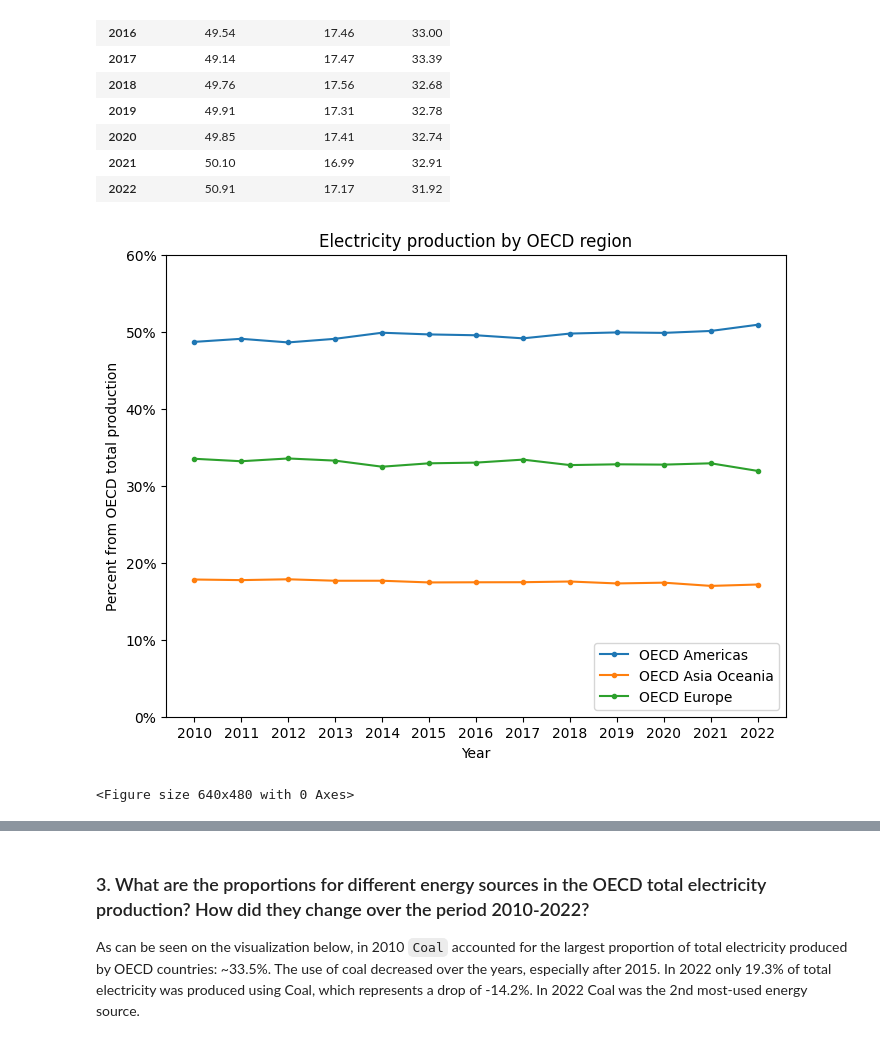
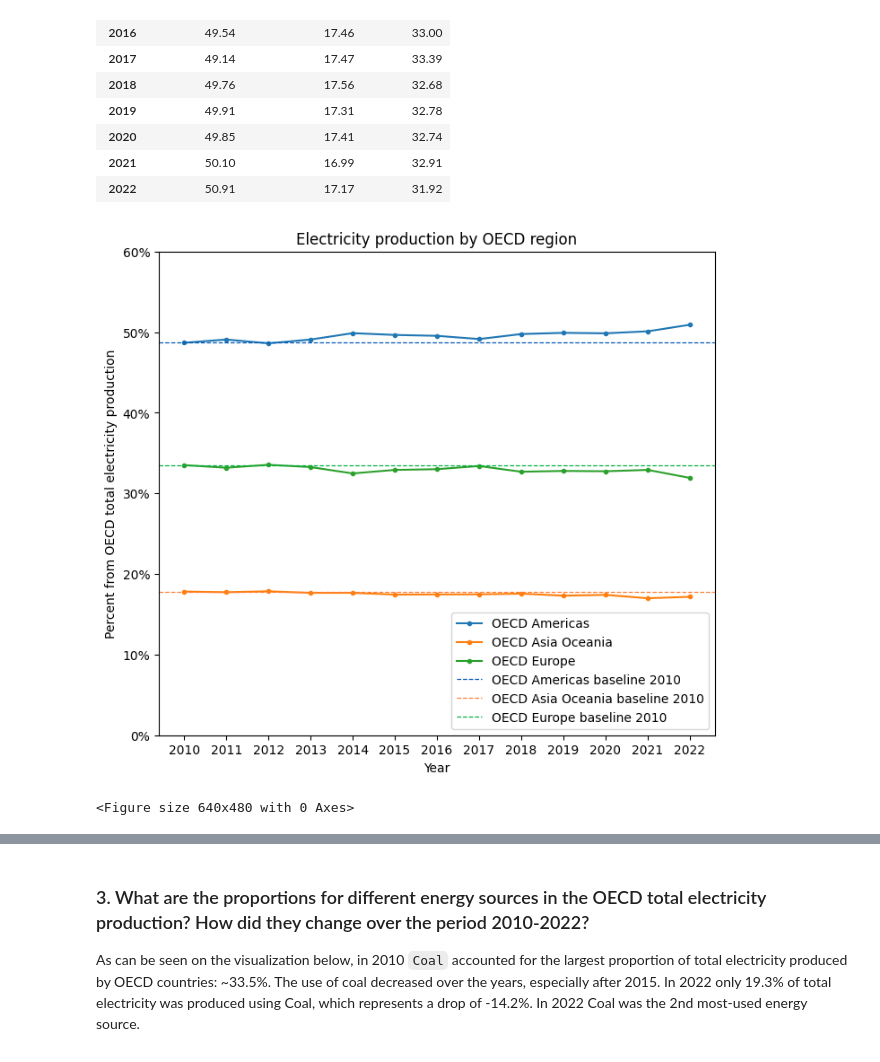
Before and after one commit to teona-pavliukova/OECD-Electricity-Production, a Jupyter notebook: oecd_countries_electricity_production.ipynb, the cells around one changed output, grey strips where cells are left out. Cells and saved outputs as stored; diff of their text form; code cells hidden in the pictures.

Commit message:
Add baselines to region shares chart

```diff
--- a/oecd_countries_electricity_production.ipynb
+++ b/oecd_countries_electricity_production.ipynb
@@ -375,8 +375,8 @@ data_regions_grand_total.head()
 | 4 | OECD Total | 2014 | 1.040085e+07 | 0.4 | 0.1 |
 # %%
 # Calculate rate each region took from 'OECD Total' electricity production
-data_regions_totals = data_regions_totals.merge(data_regions_grand_total.drop(['region', 'perc_change_prev_year', 'perc_change_from_2010'],
-                                                axis=1), how='left', on='year')
+data_regions_totals = data_regions_totals.merge(data_regions_grand_total.\
+                      drop(['region', 'perc_change_prev_year', 'perc_change_from_2010'], axis=1), how='left', on='year')
 data_regions_totals.rename({'country': 'region', 'value': 'region_total', 'total':'oecd_total'}, axis=1, inplace=True)
 data_regions_totals['percent_oecd_total'] = (data_regions_totals['region_total'] / data_regions_totals['oecd_total'] * 100).round(2)
 # %%
@@ -410,17 +410,23 @@ data_regions_totals_pivot
 | 2022 | 50.91 | 17.17 | 31.92 |
 # %%
 # Plot line graphs of percent_oecd_total for each region over years
-fig2, ax2 = plt.subplots(figsize=(8, 6))
-data_regions_totals_pivot.plot(ax=ax2, marker='o', markersize=3)
-ax2.set_xticks(ticks=range(2010, 2023))
-ax2.yaxis.set_major_formatter(plt.matplotlib.ticker.PercentFormatter(decimals=0))
-ax2.set(title='Electricity production by OECD region', xlabel='Year', ylabel='Percent from OECD total production')
-ax2.set_ylim(0, 60)
-ax2.legend(loc=4)
+fig1, ax1 = plt.subplots(figsize=(8, 7))
+data_regions_totals_pivot.plot(ax=ax1, marker='o', markersize=3)
+ax1.axhline(data_regions_totals_pivot.loc[2010, 'OECD Americas'], linestyle='--', color='#0057B8', lw=0.9,
+            label='OECD Americas baseline 2010')
+ax1.axhline(data_regions_totals_pivot.loc[2010, 'OECD Asia Oceania'], linestyle='--', color='#FF7F32', lw=0.9,
+            label='OECD Asia Oceania baseline 2010')
+ax1.axhline(data_regions_totals_pivot.loc[2010, 'OECD Europe'], linestyle='--', color='#00B140', lw=0.9,
+            label='OECD Europe baseline 2010')
+ax1.set_xticks(ticks=range(2010, 2023))
+ax1.yaxis.set_major_formatter(plt.matplotlib.ticker.PercentFormatter(decimals=0))
+ax1.set(title='Electricity production by OECD region', xlabel='Year', ylabel='Percent from OECD total electricity production')
+ax1.set_ylim(0, 60)
+ax1.legend(loc=4)
 plt.show()
 plt.clf()
 # %% [output]
-[figure, old version]
+[figure, new version]
 <Figure size 640x480 with 0 Axes>
 # %% [markdown]
 <a id="eda_3"></a>
```
Also changed, not shown: parts of 10 cells of this notebook.
